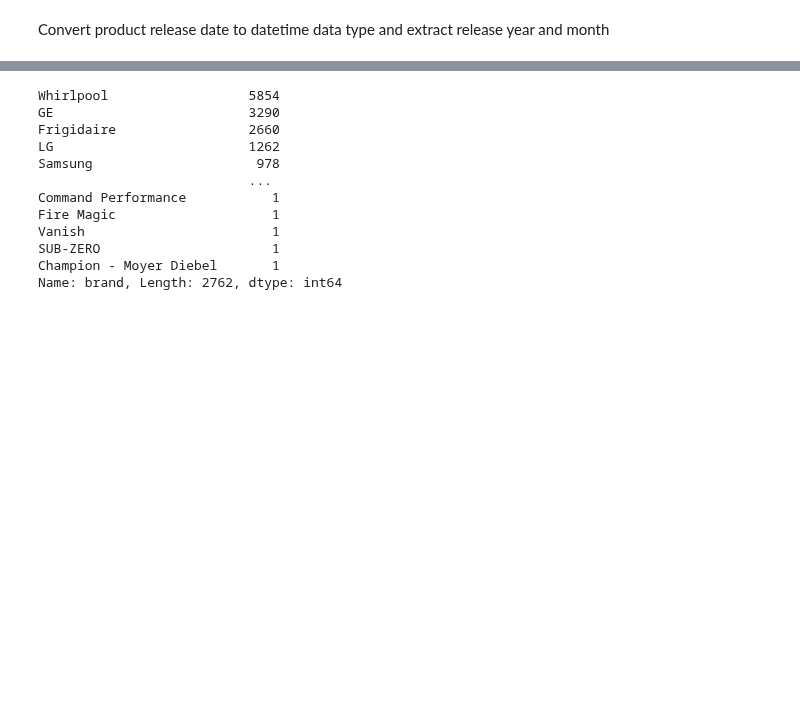
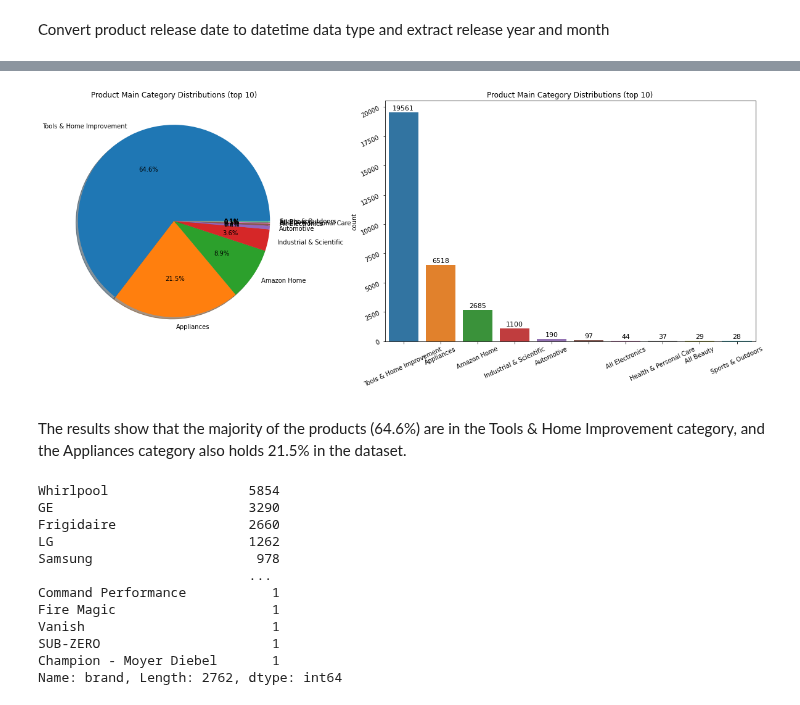
Before and after one commit to DATA-606-SPRING-2022/Jin_DATA606, a Jupyter notebook: ipynb/DATA606_Part1.ipynb, the cells around one changed output, grey strips where cells are left out. Saved outputs shown, nothing was run; the diff lists cells and outputs as text; code cells hidden in the pictures; blank space fills up the shorter version.

```diff
--- a/ipynb/DATA606_Part1.ipynb
+++ b/ipynb/DATA606_Part1.ipynb
@@ -535,6 +532,7 @@ def concatenateString(text):
     text = ' '.join(text)
     return text
 # %%
+product_df['category'] = product_df['category'].apply(concatenateString)
 product_df['description'] = product_df['description'].apply(concatenateString)
 product_df['feature'] = product_df['feature'].apply(concatenateString)
 # %% [markdown]
@@ -552,7 +550,22 @@ def getPrice(text):
     text = concatenateString(text)
     text = text[1:]
     return text
+
+
+def replaceAmp(text):
+    text = text.replace('&amp;', '&')
+    return text
+
+
+def replaceLink(text):
+    if re.match(r'^<img', text):
+      text = ''
+    return text
 # %%
 product_df['price'] = product_df['price'].apply(getPrice)
 # %%
 product_df['brand'] = product_df['brand'].replace('', 'No brand')
+product_df['main_cat'] = product_df['main_cat'].apply(replaceAmp)
+product_df['main_cat'] = product_df['main_cat'].apply(replaceLink)
+# %%
+product_df = product_df[['category', 'description', 'title', 'brand', 'feature', 'main_cat', 'date', 'price', 'asin', 'imageURLHighRes', 'dateYear', 'dateMonth']]
@@ -561,3 +620,26 @@ The product dataset now is cleaned, let's start some exploratory data analysis.
+# %%
+fig, axes = plt.subplots(ncols=2, figsize=(18, 6))
+plt.tight_layout()
+
+product_df['main_cat'].value_counts().nlargest(10).plot(kind='pie', ax=axes[0], autopct='%.1f%%', shadow=True)
+ax=sns.countplot(x="main_cat", data=product_df, ax=axes[1], order=pd.value_counts(product_df['main_cat']).iloc[:10].index)
+
+for p in ax.patches:
+  ax.annotate("%.f" % p.get_height(), (p.get_x() + p.get_width() / 2., p.get_height()),
+      ha='center', va='center', fontsize=11, xytext=(0, 7),
+      textcoords='offset points')
+
+axes[0].set_title('Product Main Category Distributions (top 10)')
+axes[0].set_ylabel(' ')
+
+axes[1].set_title('Product Main Category Distributions (top 10)')
+axes[1].set_xlabel(' ')
+axes[1].tick_params(labelrotation=25)
+plt.show()
+# %% [output]
+[figure, added]
+# %% [markdown]
+The results show that the majority of the products (64.6%) are in the Tools & Home Improvement category, and the Appliances category also holds 21.5% in the dataset.
 # %%
 product_df['brand'].value_counts()
 # %% [output]
```
Also changed, not shown: parts of 23 cells of this notebook.
